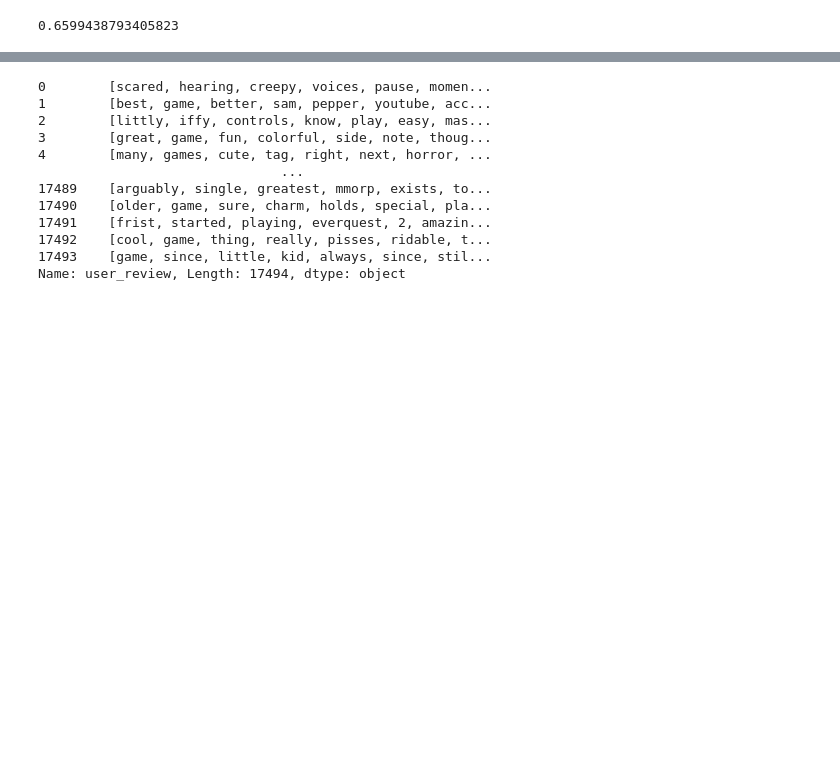
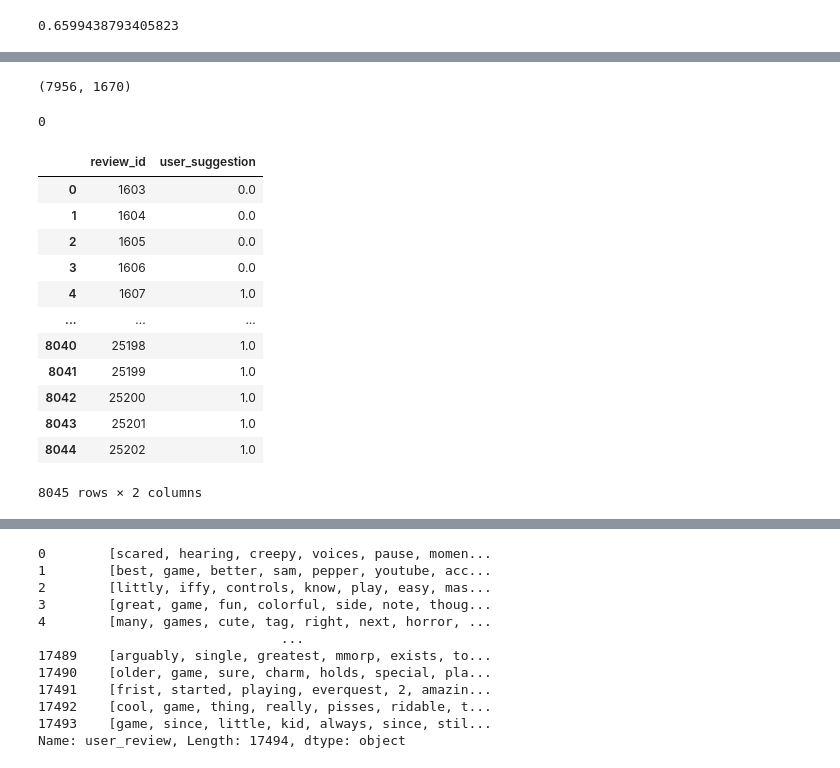
Before and after one commit to DB11051998/gamereview-sentiment, a Jupyter notebook: gamereview.ipynb, the cells around one changed output, grey strips where cells are left out. Cells and saved outputs as stored; diff of their text form; code cells hidden in the pictures; blank space fills up the shorter version.

```diff
--- a/gamereview.ipynb
+++ b/gamereview.ipynb
@@ -332,0 +428,2 @@ Name: user_review, Length: 17278, dtype: object
+# %%
+pred=gnb.predict(feature.todense())
@@ -332,0 +434,11 @@ Name: user_review, Length: 17278, dtype: object
+# %%
+new_set=pd.DataFrame()
+new_set['review_id']=pd.read_csv(lis[5]).review_id
+# %%
+feature.todense().shape
+# %% [output]
+(7956, 1670)
+# %%
+df_test['pred']=pred
+# %%
+new_set['user_suggestion']=df_test['pred']
@@ -332,0 +447,20 @@ Name: user_review, Length: 17278, dtype: object
+# %%
+len(new_set[new_set['user_suggestion'].isna()].index)
+# %% [output]
+0
+# %%
+new_set
+# %% [output]
+|  | review_id | user_suggestion |
+| 0 | 1603 | 0.0 |
+| 1 | 1604 | 0.0 |
+| 2 | 1605 | 0.0 |
+| 3 | 1606 | 0.0 |
+| 4 | 1607 | 1.0 |
+| ... | ... | ... |
+| 8040 | 25198 | 1.0 |
+| 8041 | 25199 | 1.0 |
+| 8042 | 25200 | 1.0 |
+| 8043 | 25201 | 1.0 |
+| 8044 | 25202 | 1.0 |
+8045 rows × 2 columns
```
Also changed, not shown: parts of 49 cells of this notebook.
